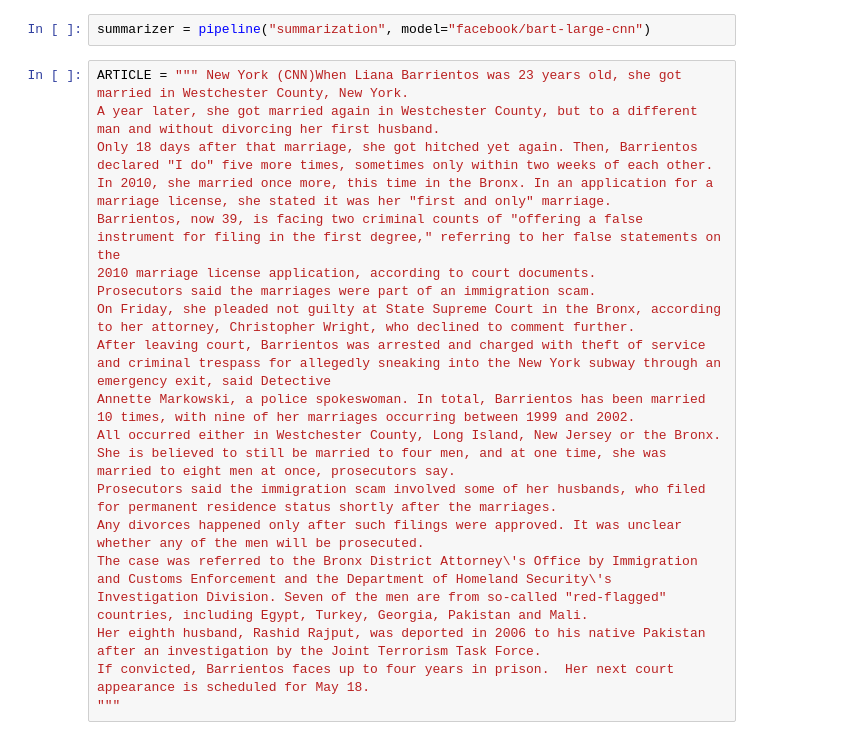
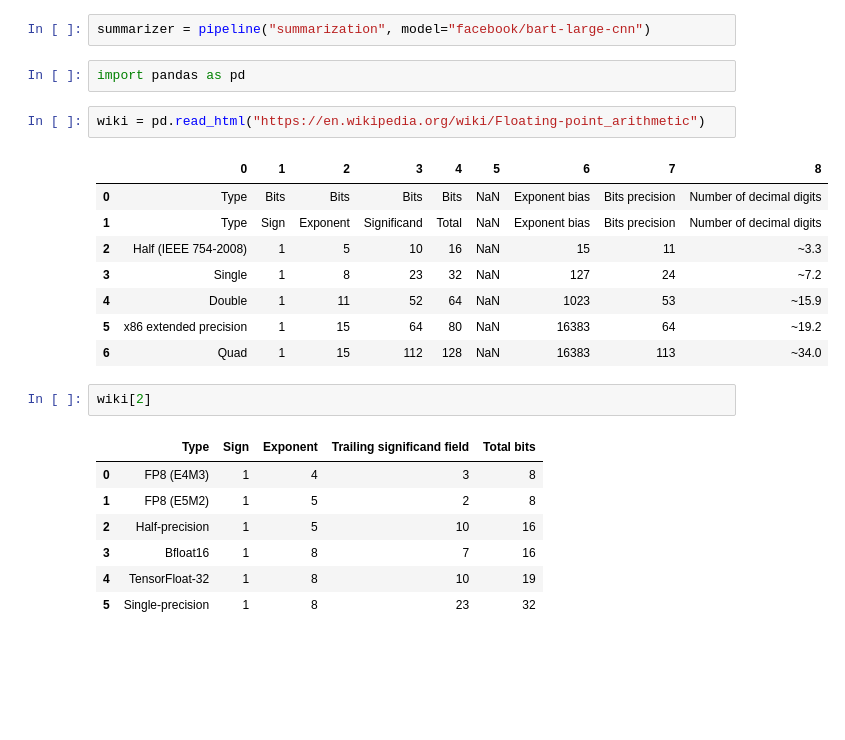
Before and after one commit to holman57/Machine-Learning-Examples, a Jupyter notebook: Summarization.ipynb, the cells around one changed output. Saved outputs shown, nothing was run; the diff lists cells and outputs as text; blank space fills up the shorter version.

```diff
--- a/Summarization.ipynb
+++ b/Summarization.ipynb
@@ -13,21 +8,25 @@ cannot import name '_len_torch_dispatch_stack' from 'torch._C' (/Users/ganymede/
 # %%
 summarizer = pipeline("summarization", model="facebook/bart-large-cnn")
-# %%
-ARTICLE = """ New York (CNN)When Liana Barrientos was 23 years old, she got married in Westchester County, New York.
-A year later, she got married again in Westchester County, but to a different man and without divorcing her first husband.
-Only 18 days after that marriage, she got hitched yet again. Then, Barrientos declared "I do" five more times, sometimes only within two weeks of each other.
-In 2010, she married once more, this time in the Bronx. In an application for a marriage license, she stated it was her "first and only" marriage.
-Barrientos, now 39, is facing two criminal counts of "offering a false instrument for filing in the first degree," referring to her false statements on the
-2010 marriage license application, according to court documents.
-Prosecutors said the marriages were part of an immigration scam.
-On Friday, she pleaded not guilty at State Supreme Court in the Bronx, according to her attorney, Christopher Wright, who declined to comment further.
-After leaving court, Barrientos was arrested and charged with theft of service and criminal trespass for allegedly sneaking into the New York subway through an emergency exit, said Detective
-Annette Markowski, a police spokeswoman. In total, Barrientos has been married 10 times, with nine of her marriages occurring between 1999 and 2002.
-All occurred either in Westchester County, Long Island, New Jersey or the Bronx. She is believed to still be married to four men, and at one time, she was married to eight men at once, prosecutors say.
-Prosecutors said the immigration scam involved some of her husbands, who filed for permanent residence status shortly after the marriages.
-Any divorces happened only after such filings were approved. It was unclear whether any of the men will be prosecuted.
-The case was referred to the Bronx District Attorney\'s Office by Immigration and Customs Enforcement and the Department of Homeland Security\'s
-Investigation Division. Seven of the men are from so-called "red-flagged" countries, including Egypt, Turkey, Georgia, Pakistan and Mali.
-Her eighth husband, Rashid Rajput, was deported in 2006 to his native Pakistan after an investigation by the Joint Terrorism Task Force.
-If convicted, Barrientos faces up to four years in prison.  Her next court appearance is scheduled for May 18.
-"""
+# %%
+import pandas as pd
+# %%
+wiki = pd.read_html("https://en.wikipedia.org/wiki/Floating-point_arithmetic")
+# %% [output]
+|  | 0 | 1 | 2 | 3 | 4 | 5 | 6 | 7 | 8 |
+| 0 | Type | Bits | Bits | Bits | Bits | NaN | Exponent bias | Bits precision | Number of decimal digits |
+| 1 | Type | Sign | Exponent | Significand | Total | NaN | Exponent bias | Bits precision | Number of decimal digits |
+| 2 | Half (IEEE 754-2008) | 1 | 5 | 10 | 16 | NaN | 15 | 11 | ~3.3 |
+| 3 | Single | 1 | 8 | 23 | 32 | NaN | 127 | 24 | ~7.2 |
+| 4 | Double | 1 | 11 | 52 | 64 | NaN | 1023 | 53 | ~15.9 |
+| 5 | x86 extended precision | 1 | 15 | 64 | 80 | NaN | 16383 | 64 | ~19.2 |
+| 6 | Quad | 1 | 15 | 112 | 128 | NaN | 16383 | 113 | ~34.0 |
+# %%
+wiki[2]
+# %% [output]
+|  | Type | Sign | Exponent | Trailing significand field | Total bits |
+| 0 | FP8 (E4M3) | 1 | 4 | 3 | 8 |
+| 1 | FP8 (E5M2) | 1 | 5 | 2 | 8 |
+| 2 | Half-precision | 1 | 5 | 10 | 16 |
+| 3 | Bfloat16 | 1 | 8 | 7 | 16 |
+| 4 | TensorFloat-32 | 1 | 8 | 10 | 19 |
+| 5 | Single-precision | 1 | 8 | 23 | 32 |
```
Also changed, not shown: parts of 11 cells of this notebook.
